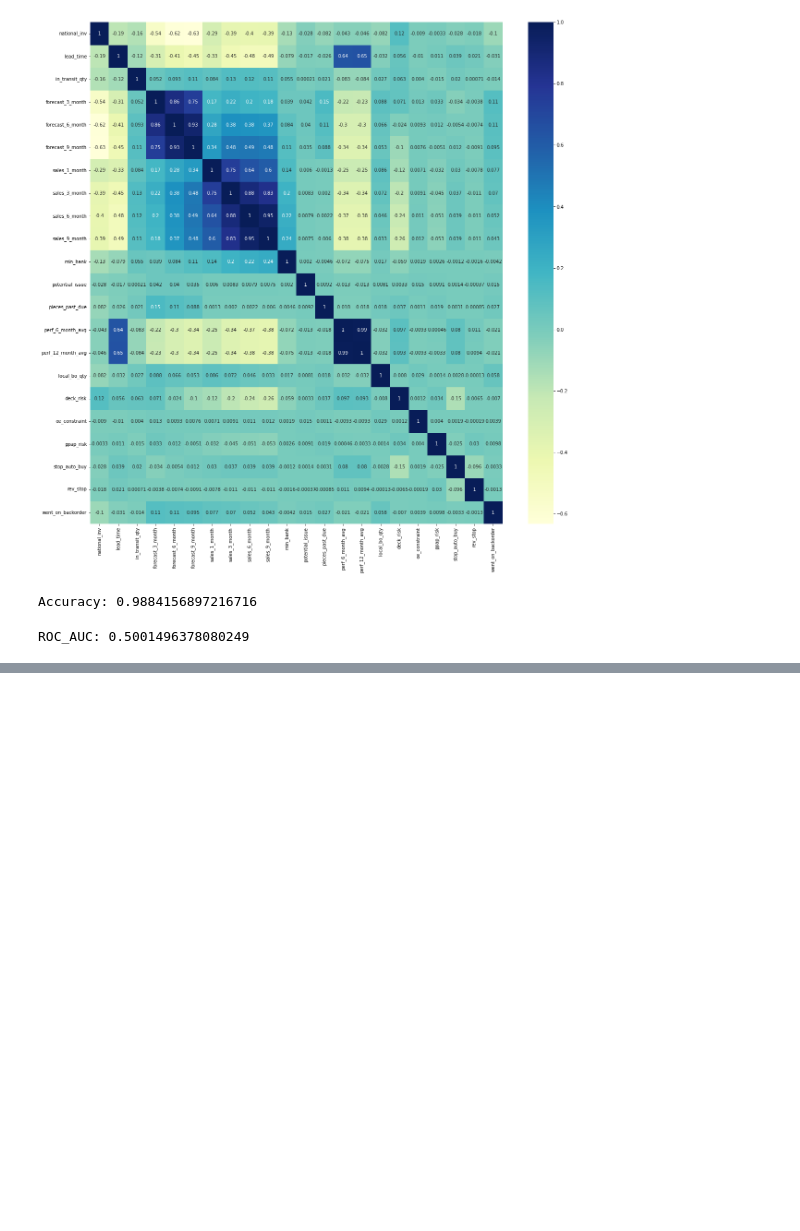
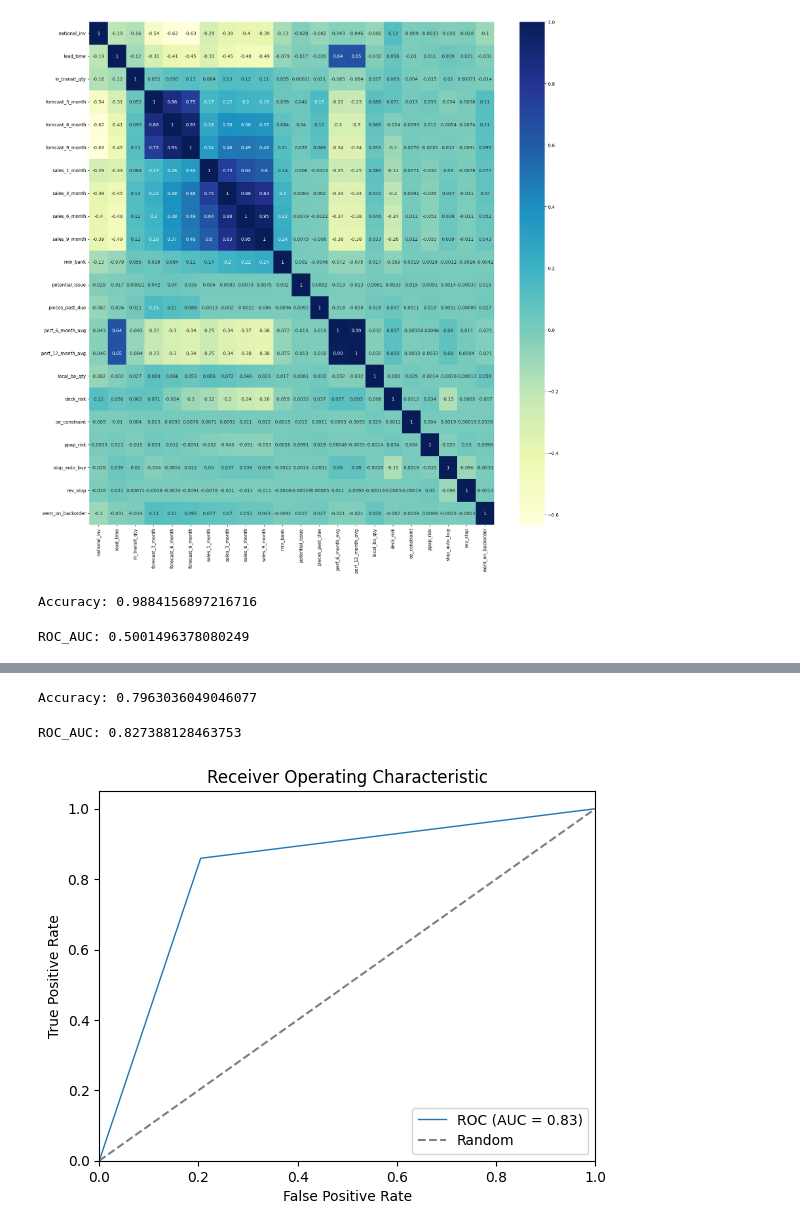
Before and after one commit to PurvanshBarodia/Backorder-Prediction, a Jupyter notebook: Backorder_Prediction.ipynb, the cells around one changed output, grey strips where cells are left out. Drawn from its saved outputs; the diff is of its cells as text; code cells hidden in the pictures; blank space fills up the shorter version.

```diff
--- a/Backorder_Prediction.ipynb
+++ b/Backorder_Prediction.ipynb
@@ -431,0 +441,41 @@ plt.show()
+# %%
+# Oversample the minority class using SMOTE
+smote = SMOTE()
+X_train_resampled, y_train_resampled = smote.fit_resample(X_train, y_train)
+
+# Create logistic regression model
+model = LogisticRegression(max_iter=1000)
+
+# Train the model on the training data
+model.fit(X_train_resampled, y_train_resampled)
+
+# Make predictions on the testing data
+y_pred = model.predict(X_test)
+
+# Calculate accuracy score
+accuracy = accuracy_score(y_test, y_pred)
+
+print("Accuracy:", accuracy)
+# %% [output]
+Accuracy: 0.7963036049046077
+# %%
+# Let's print roc_auc
+fpr, tpr, thresholds = roc_curve(y_test, y_pred)
+roc_auc = auc(fpr, tpr)
+
+print("ROC_AUC:",roc_auc)
+# %% [output]
+ROC_AUC: 0.827388128463753
+# %%
+# Plot ROC curve
+plt.plot(fpr, tpr, lw=1, label='ROC (AUC = %0.2f)' % roc_auc)
+plt.plot([0, 1], [0, 1], '--', color='gray', label='Random')
+plt.xlim([0.0, 1.0])
+plt.ylim([0.0, 1.05])
+plt.xlabel('False Positive Rate')
+plt.ylabel('True Positive Rate')
+plt.title('Receiver Operating Characteristic')
+plt.legend(loc="lower right")
+plt.show()
+# %% [output]
+[figure, added]
```
Also changed, not shown: parts of 10 cells of this notebook.
